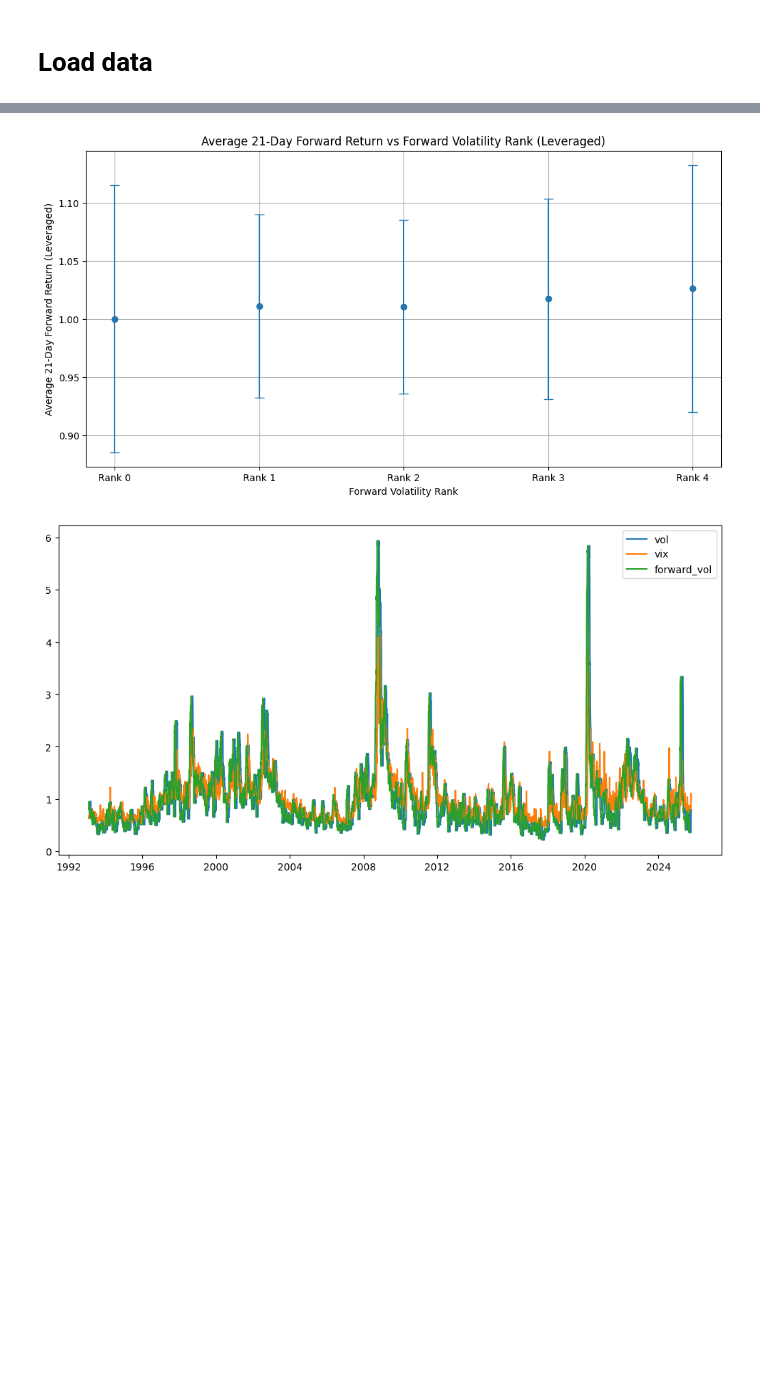
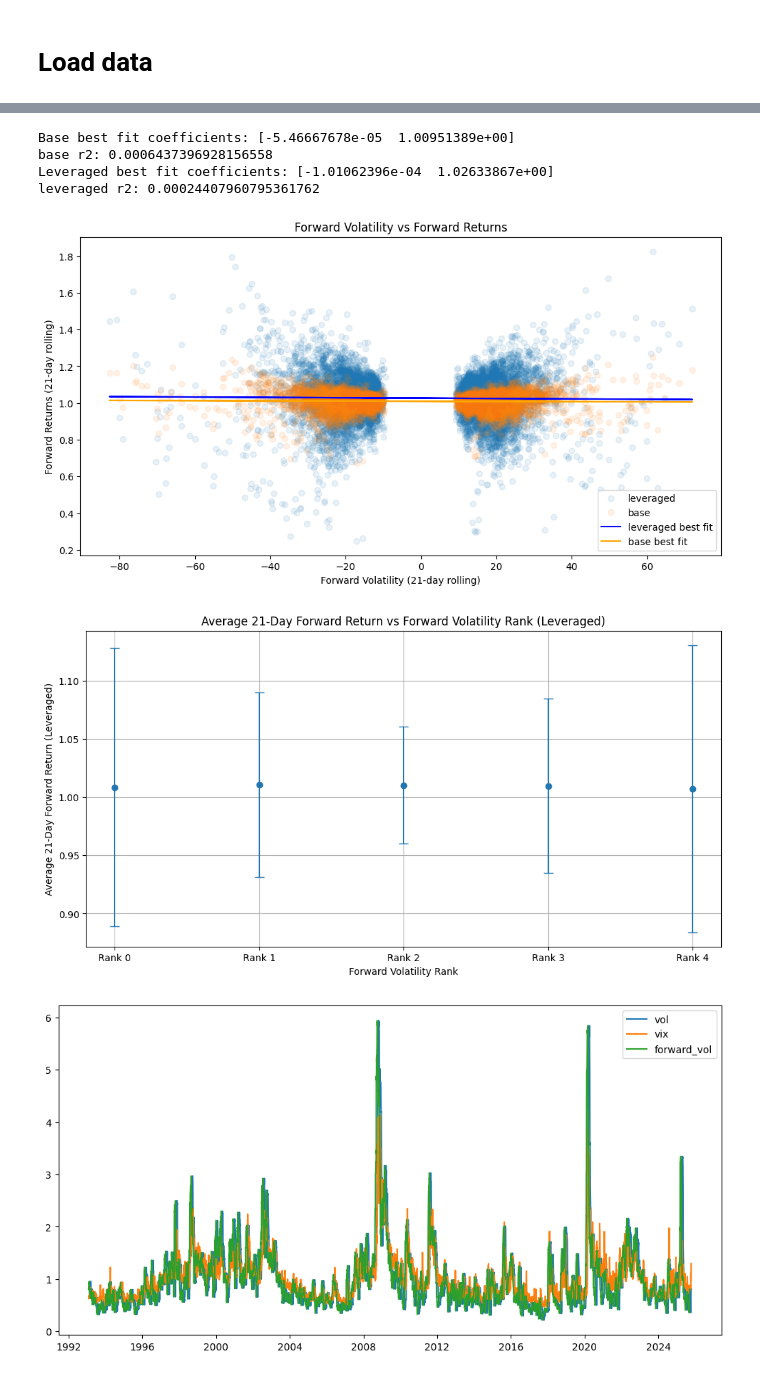
Before and after one commit to ag3nt3154/AlgoTester, a Jupyter notebook: study_leveraged_trading.ipynb, the cells around one changed output, grey strips where cells are left out. Cells and saved outputs as stored; diff of their text form; code cells hidden in the pictures; blank space fills up the shorter version.

```diff
--- a/study_leveraged_trading.ipynb
+++ b/study_leveraged_trading.ipynb
@@ -82,3 +163,40 @@ plt.show()
+# %%
+df_plot = df_base.copy()
+df_plot['vix'] = np.where(df_plot['vix'].shift(5) > df_plot['vix'], df_plot['vix'], -df_plot['vix'])
+df_plot.dropna(inplace=True)
+df_plot['forward_returns_leveraged'] = df_leveraged['forward_returns'].loc[df_plot.index]
+
+base_best_fit = np.polyfit(df_plot['vix'].dropna(), df_plot['forward_returns'].dropna(), 1)
+leveraged_best_fit = np.polyfit(df_plot['vix'].dropna(), df_plot['forward_returns_leveraged'].dropna(), 1)
+
+print("Base best fit coefficients:", base_best_fit)
+print("base r2:", np.corrcoef(df_plot['vix'].dropna(), df_plot['forward_returns'].dropna())[0,1]**2)
+
+print("Leveraged best fit coefficients:", leveraged_best_fit)
+print("leveraged r2:", np.corrcoef(df_plot['vix'].dropna(), df_plot['forward_returns_leveraged'].dropna())[0,1]**2)
+
+
+plt.figure(figsize=(12, 6))
+
+plt.plot(df_plot['vix'], df_plot['forward_returns_leveraged'], marker='o', linestyle='', alpha=0.1, label='leveraged')
+plt.plot(df_plot['vix'], df_plot['forward_returns'], marker='o', linestyle='', alpha=0.1, label='base')
+
+plt.plot(df_plot['vix'], np.polyval(leveraged_best_fit, df_plot['vix']), color='blue', label='leveraged best fit')
+plt.plot(df_plot['vix'], np.polyval(base_best_fit, df_plot['vix']), color='orange', label='base best fit')
+
+
+
+plt.xlabel('Forward Volatility (21-day rolling)')
+plt.ylabel('Forward Returns (21-day rolling)')
+plt.title('Forward Volatility vs Forward Returns')
+plt.legend()
+plt.show()
+# %% [output]
+Base best fit coefficients: [-5.46667678e-05  1.00951389e+00]
+base r2: 0.0006437396928156558
+Leveraged best fit coefficients: [-1.01062396e-04  1.02633867e+00]
+leveraged r2: 0.00024407960795361762
+[figure, added]
 # %%
 
 
@@ -93,7 +211,8 @@ df['past_returns_252d_lagged'] = df['past_returns_252d'].shift(21)
 df['momentum'] = np.where(df['past_returns_252d_lagged'] > 1.0, 1, 0.01)
 df['diff_21d'] = df['forward_21d_leveraged'] / df['forward_21d_base']
 # df['forward_vol'] = df_base['forward_vol']
-df['forward_vol'] = (df_base['vix']) * df['momentum']
+df['forward_vol'] = np.where(df_base['vix'].shift(1) < df_base['vix'], df_base['vix'], -df_base['vix'])
+# df['forward_vol'] = (df_base['vix']) * df['momentum']
 # df['forward_vol'] = df_base['vol']
 df['forward_vol_rank'] = pd.qcut(df['forward_vol'], q=num_ranks, labels=range(num_ranks))
 
@@ -104,7 +223,7 @@ std_forward_21d_base = []
 for rank in tqdm(range(num_ranks)):
     mask = df['forward_vol_rank'] == rank
     # avg_forward_21d_base.append(df.loc[mask, 'forward_21d_leveraged'].mean())
-    avg_forward_21d_base.append(df.loc[mask, 'forward_21d_leveraged'].mean())
+    avg_forward_21d_base.append(df.loc[mask, 'diff_21d'].median())
     std_forward_21d_base.append(df.loc[mask, 'forward_21d_leveraged'].std())
 
 plt.figure(figsize=(12, 6))
@@ -118,7 +237,7 @@ plt.grid()
 plt.plot(range(num_ranks), avg_forward_21d_base, 'o', alpha=0.5)
 plt.show()
 # %% [output]
-[figure, old version]
+[figure, new version]
 # %%
 plt.figure(figsize=(12, 6))
 plt.plot(df_base['vol'] / df_base['vol'].mean(), label='vol')
```
Also changed, not shown: parts of 7 cells of this notebook.
